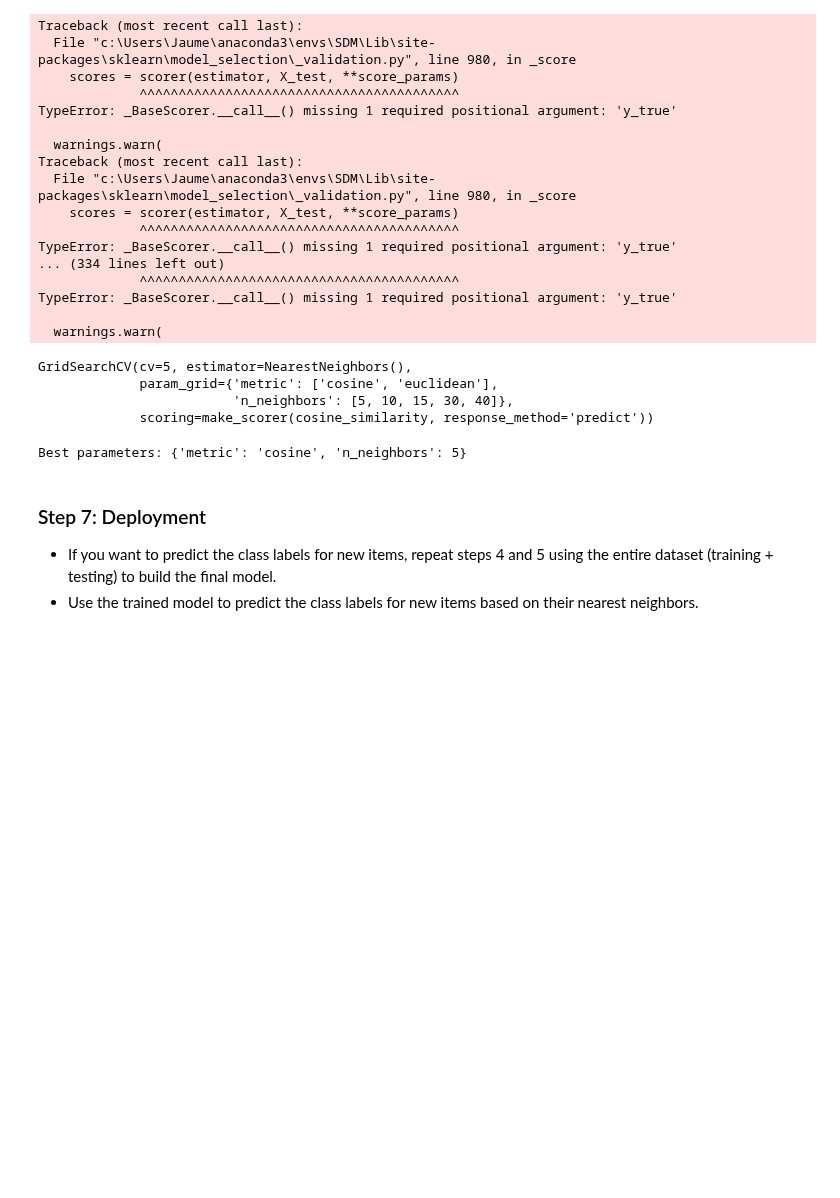
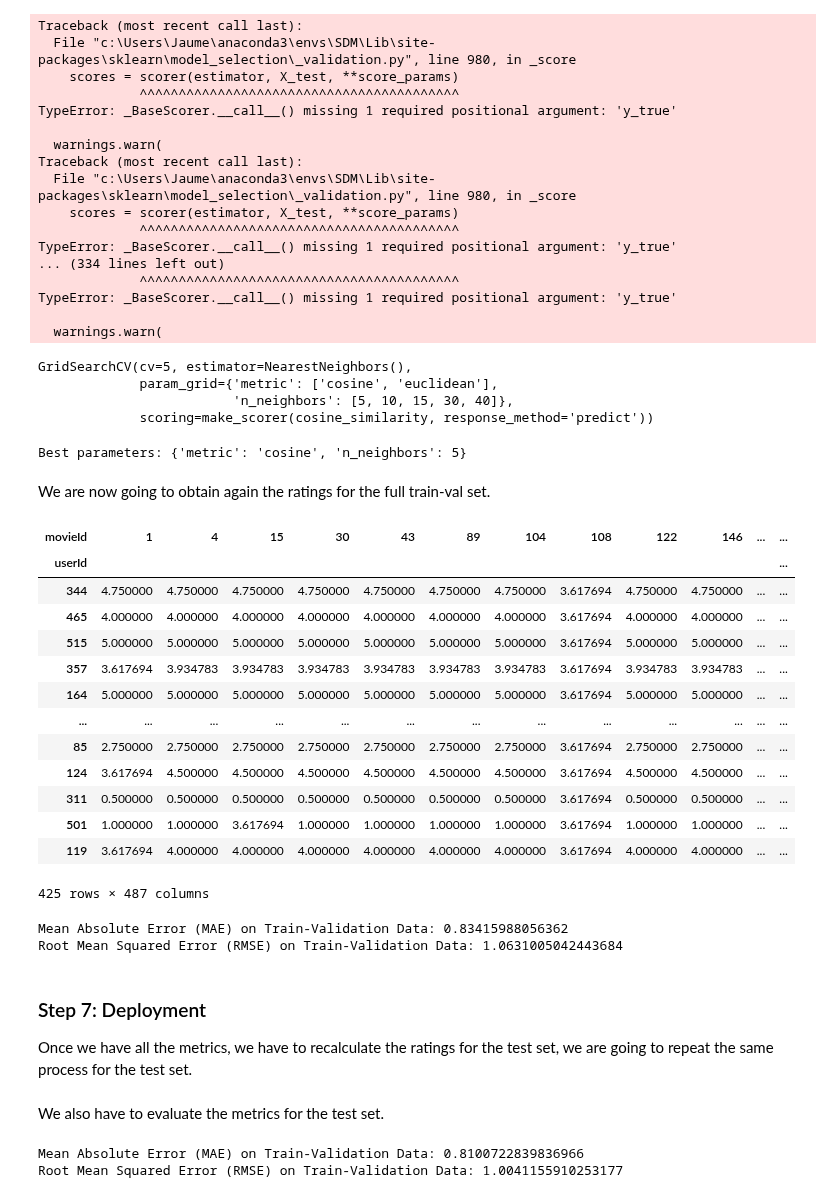
Before and after one commit to StijnHarder/SDfM---Jaume-and-Stijn, a Jupyter notebook: Netflix - Item-based models.ipynb, the cells around one changed output. Cells and saved outputs as stored; diff of their text form; code cells hidden in the pictures; blank space fills up the shorter version.

```diff
--- a/Netflix - Item-based models.ipynb
+++ b/Netflix - Item-based models.ipynb
@@ -1161,25 +1213,11 @@ Experiment with different parameters such as similarity threshold, neighborhood
 Use techniques like cross-validation to tune these parameters and avoid overfitting.
 # %%
 from sklearn.model_selection import GridSearchCV
+from sklearn.neighbors import NearestNeighbors
 from sklearn.metrics import make_scorer
-from sklearn.neighbors import NearestNeighbors
 import numpy as np
 
-# Define a function to compute cosine similarity
-def cosine_similarity(X, Y):
-    """
-    This function computes the cosine similarity between two vectors X and Y.
-
-    Parameters:
-        X (ndarray): First vector
-        Y (ndarray): Second vector
-
-    Returns:
-        float: Cosine similarity between X and Y
-    """
-    return np.dot(X, Y) / (np.linalg.norm(X) * np.linalg.norm(Y))
-
-# Define a custom scorer based on cosine similarity
+# Define a custom scorer based on cosine similarity defined above
 cosine_similarity_scorer = make_scorer(cosine_similarity)
 
 # Define the parameter grid
@@ -1189,18 +1227,18 @@ param_grid = {
 }
 
 # Initialize NearestNeighbors model
-knn_model_classification = NearestNeighbors()
+knn_model = NearestNeighbors()
 
 # Create the GridSearchCV object
-grid_search = GridSearchCV(knn_model_classification, param_grid, cv=5, scoring=cosine_similarity_scorer)
+grid_search = GridSearchCV(knn_model, param_grid, cv=5, scoring=cosine_similarity_scorer)
 
 # Fit the data to perform hyperparameter tuning
-grid_search.fit(item_user_matrix)  # item_user_matrix contains item-item similarity matrix
+grid_search.fit(train_val_matrix)  # train_val_matrix contains item-user matrix
 
 # Get the best hyperparameters
-best_params_classification = grid_search.best_params_
+best_params = grid_search.best_params_
 
-print("Best parameters:", best_params_classification)
+print("Best parameters:", best_params)
 # %% [output]
 Traceback (most recent call last):
   File "c:\Users\Jaume\anaconda3\envs\SDM\Lib\site-packages\sklearn\model_selection\_validation.py", line 980, in _score
@@ -1224,8 +1262,5 @@ GridSearchCV(cv=5, estimator=NearestNeighbors(),
                          'n_neighbors': [5, 10, 15, 30, 40]},
              scoring=make_scorer(cosine_similarity, response_method='predict'))
 Best parameters: {'metric': 'cosine', 'n_neighbors': 5}
-# %% [markdown]
-### Step 7: Deployment
-
-- If you want to predict the class labels for new items, repeat steps 4 and 5 using the entire dataset (training + testing) to build the final model.
-- Use the trained model to predict the class labels for new items based on their nearest neighbors.
+# %% [markdown]
+We are now going to obtain again the ratings for the full train-val set.
@@ -1231,0 +1328,30 @@ Best parameters: {'metric': 'cosine', 'n_neighbors': 5}
+# %%
+recalculated_val_predictions
+# %% [output]
+| movieId | 1 | 4 | 15 | 30 | 43 | 89 | 104 | 108 | 122 | 146 | ... | ... |
+| userId |  |  |  |  |  |  |  |  |  |  |  | ... |
+| 344 | 4.750000 | 4.750000 | 4.750000 | 4.750000 | 4.750000 | 4.750000 | 4.750000 | 3.617694 | 4.750000 | 4.750000 | ... | ... |
+| 465 | 4.000000 | 4.000000 | 4.000000 | 4.000000 | 4.000000 | 4.000000 | 4.000000 | 3.617694 | 4.000000 | 4.000000 | ... | ... |
+| 515 | 5.000000 | 5.000000 | 5.000000 | 5.000000 | 5.000000 | 5.000000 | 5.000000 | 3.617694 | 5.000000 | 5.000000 | ... | ... |
+| 357 | 3.617694 | 3.934783 | 3.934783 | 3.934783 | 3.934783 | 3.934783 | 3.934783 | 3.617694 | 3.934783 | 3.934783 | ... | ... |
+| 164 | 5.000000 | 5.000000 | 5.000000 | 5.000000 | 5.000000 | 5.000000 | 5.000000 | 3.617694 | 5.000000 | 5.000000 | ... | ... |
+| ... | ... | ... | ... | ... | ... | ... | ... | ... | ... | ... | ... | ... |
+| 85 | 2.750000 | 2.750000 | 2.750000 | 2.750000 | 2.750000 | 2.750000 | 2.750000 | 3.617694 | 2.750000 | 2.750000 | ... | ... |
+| 124 | 3.617694 | 4.500000 | 4.500000 | 4.500000 | 4.500000 | 4.500000 | 4.500000 | 3.617694 | 4.500000 | 4.500000 | ... | ... |
+| 311 | 0.500000 | 0.500000 | 0.500000 | 0.500000 | 0.500000 | 0.500000 | 0.500000 | 3.617694 | 0.500000 | 0.500000 | ... | ... |
+| 501 | 1.000000 | 1.000000 | 3.617694 | 1.000000 | 1.000000 | 1.000000 | 1.000000 | 3.617694 | 1.000000 | 1.000000 | ... | ... |
+| 119 | 3.617694 | 4.000000 | 4.000000 | 4.000000 | 4.000000 | 4.000000 | 4.000000 | 3.617694 | 4.000000 | 4.000000 | ... | ... |
+425 rows × 487 columns
+# %%
+# Evaluate the model
+mae, rmse = evaluate_model(train_val, recalculated_val_predictions)
+
+print("Mean Absolute Error (MAE) on Train-Validation Data:", mae)
+print("Root Mean Squared Error (RMSE) on Train-Validation Data:", rmse)
+# %% [output]
+Mean Absolute Error (MAE) on Train-Validation Data: 0.83415988056362
+Root Mean Squared Error (RMSE) on Train-Validation Data: 1.0631005042443684
+# %% [markdown]
+### Step 7: Deployment
+
+Once we have all the metrics, we have to recalculate the ratings for the test set, we are going to repeat the same process for the test set.
@@ -1231,0 +1361,11 @@ Best parameters: {'metric': 'cosine', 'n_neighbors': 5}
+# %% [markdown]
+We also have to evaluate the metrics for the test set.
+# %%
+# Evaluate the model
+mae, rmse = evaluate_model(test, recalculated_test_predictions)
+
+print("Mean Absolute Error (MAE) on Train-Validation Data:", mae)
+print("Root Mean Squared Error (RMSE) on Train-Validation Data:", rmse)
+# %% [output]
+Mean Absolute Error (MAE) on Train-Validation Data: 0.8100722839836966
+Root Mean Squared Error (RMSE) on Train-Validation Data: 1.0041155910253177
```
Also changed, not shown: parts of 25 cells of this notebook.
